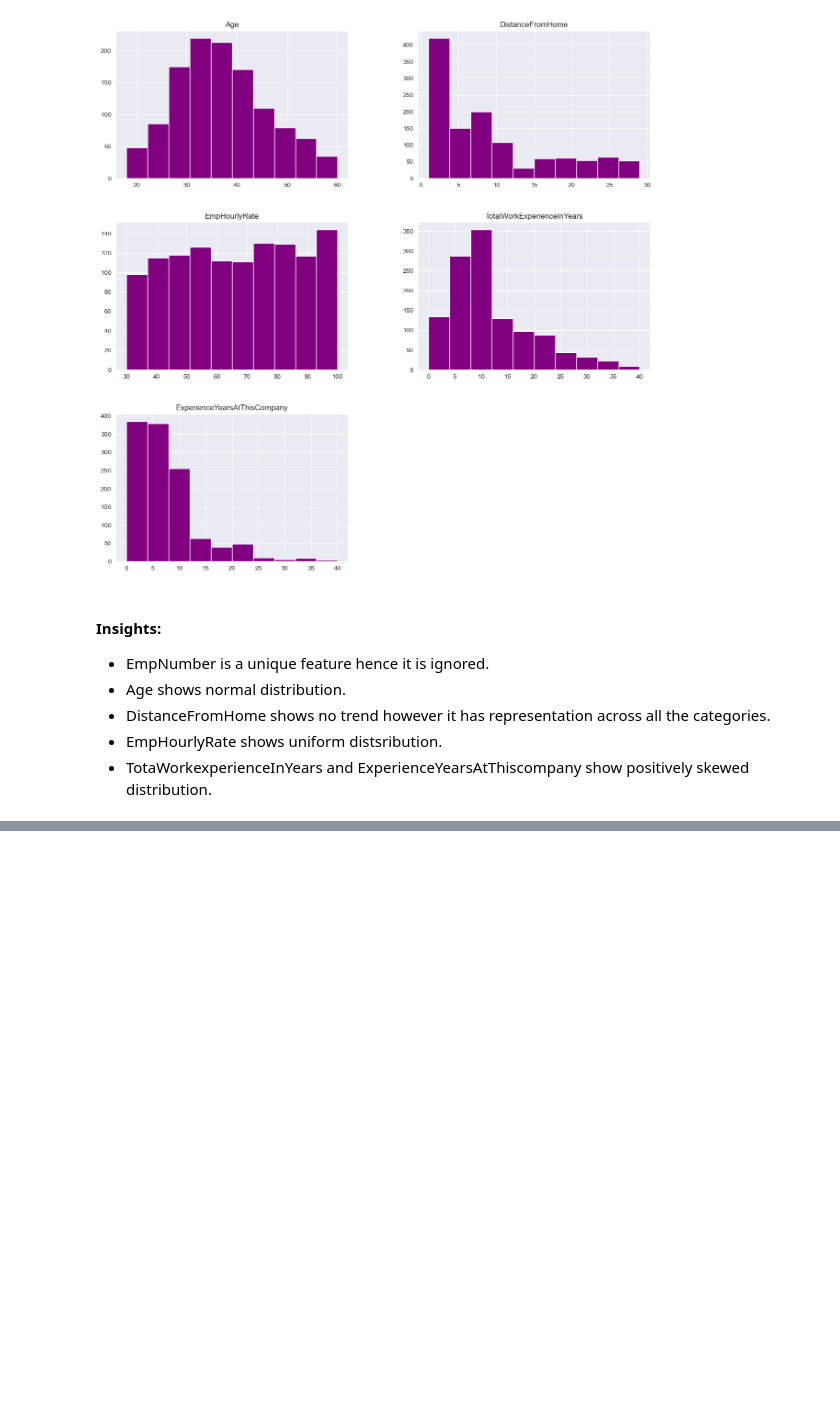
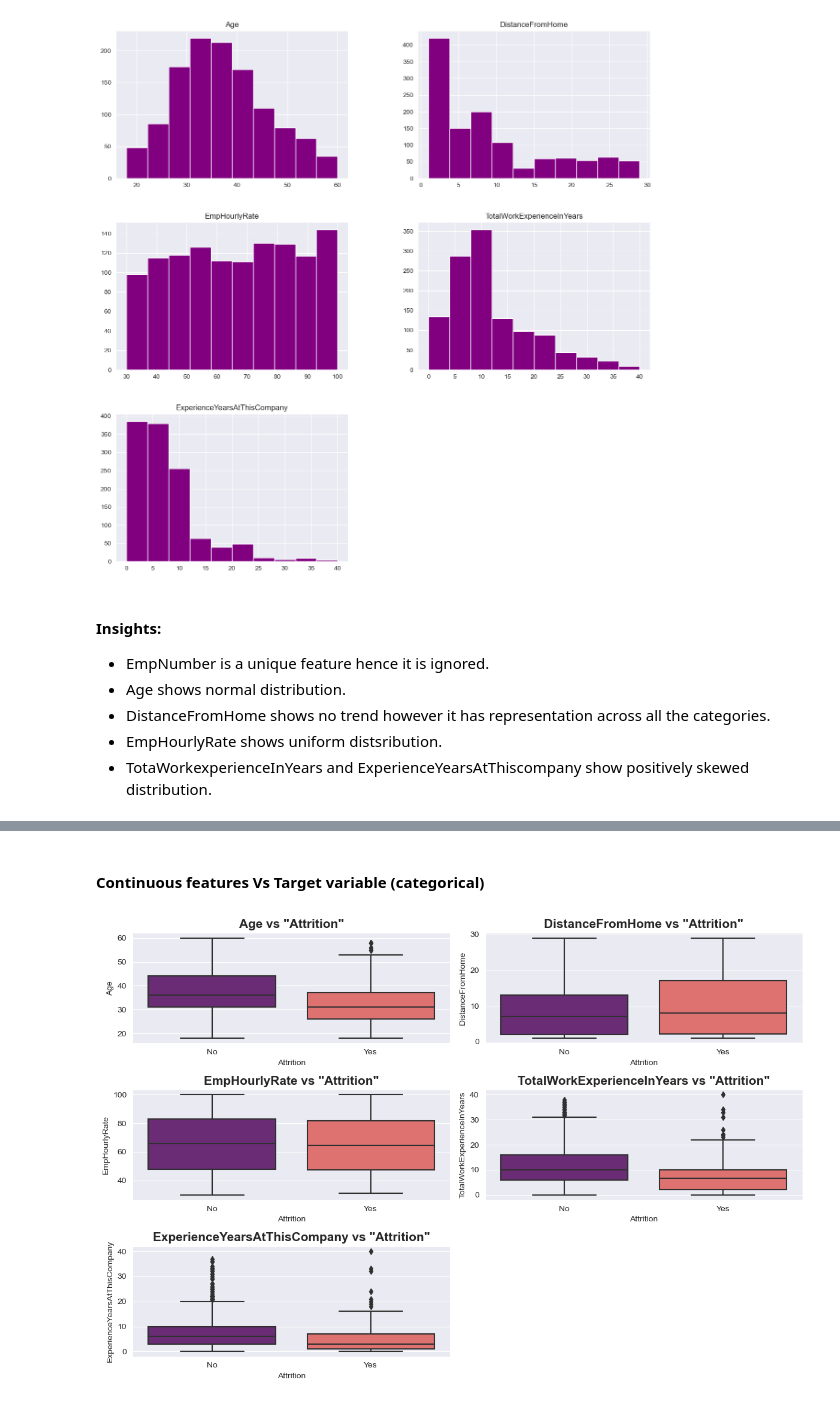
Before and after one commit to shanusaras/Employee_Performance_Analysis, a Jupyter notebook: Project.ipynb, the cells around one changed output, grey strips where cells are left out. Cells and saved outputs as stored; diff of their text form; code cells hidden in the pictures; blank space fills up the shorter version.

```diff
--- a/Project.ipynb
+++ b/Project.ipynb
@@ -530,0 +567,20 @@ plt.show()
+# %% [markdown]
+#### **Continuous features Vs Target variable (categorical)**
+# %%
+continuous_col = ['Age', 'DistanceFromHome', 'EmpHourlyRate', 'TotalWorkExperienceInYears', 'ExperienceYearsAtThisCompany']
+# %%
+plt.figure(figsize= (12, 8))
+sns.set_style('darkgrid')
+plotnumber=1
+
+for column in continuous_col:
+  if plotnumber<=6:
+      ax= plt.subplot(3, 2, plotnumber)
+      sns.boxplot(data= data, x= data['Attrition'], y= column, palette= 'magma')
+      ax.set_title(f'{column} vs "Attrition"', fontsize= 15, fontweight= 'bold')
+
+  plotnumber+=1
+plt.tight_layout()
+plt.show()
+# %% [output]
+[figure, added]
```
Also changed, not shown: parts of 7 cells of this notebook.
